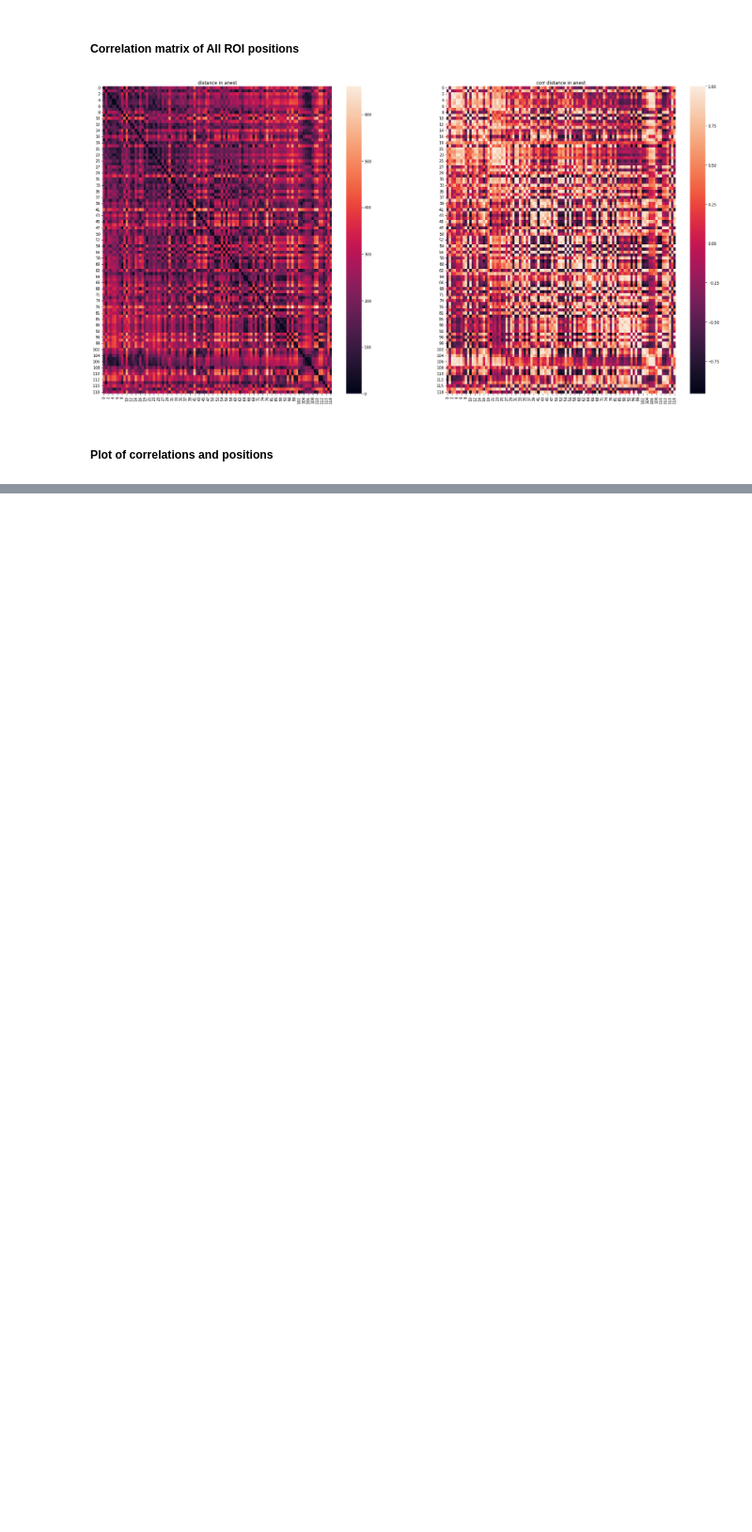
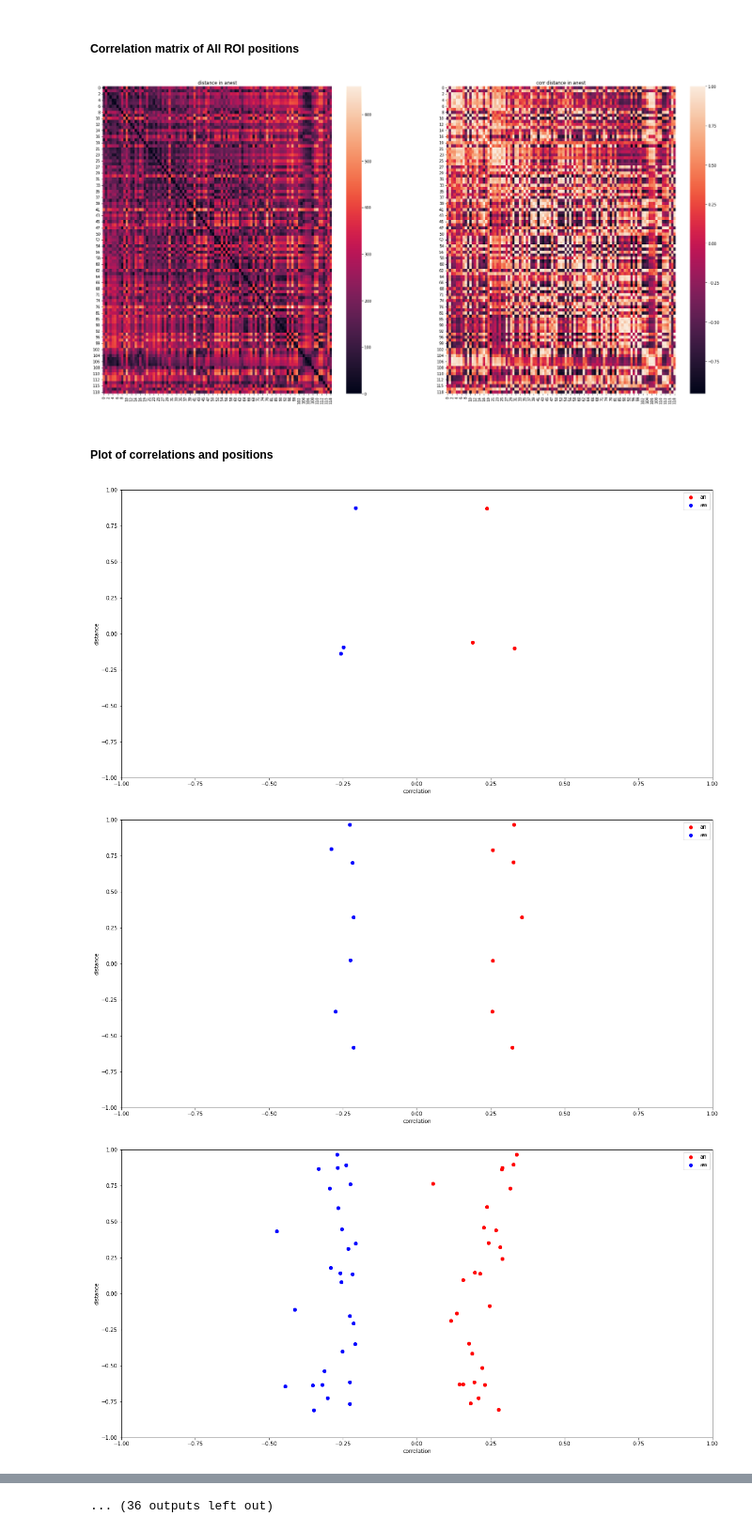
Before and after one commit to nedeljkovicmajaa/LMU_neuroscience, a Jupyter notebook: noise_correlation.ipynb, the cells around one changed output, grey strips where cells are left out. Shown at 94% size. Cells and saved outputs as stored; diff of their text form; code cells hidden in the pictures; blank space fills up the shorter version.

```diff
--- a/noise_correlation.ipynb
+++ b/noise_correlation.ipynb
@@ -412,30 +412,36 @@ for trial in range(1,len(index)):
                 df_corr_an_pos.loc[i, j] = np.sqrt((pos_sean[i, 0]-pos_sean[j,0])**2 + (pos_sean[i, 1]-pos_sean[j,1])**2)
                 df_corr_aw_pos.loc[i, j] = np.sqrt((pos_seaw[i, 0]-pos_seaw[j,0])**2 + (pos_seaw[i, 1]-pos_seaw[j,1])**2)
 
         df_corr_an_pos = pd.DataFrame(df_corr_an_pos, index=None).astype(float)
         df_corr_aw_pos = pd.DataFrame(df_corr_aw_pos, index=None).astype(float)
         df_corr_an_pos = df_corr_an_pos.corr().dropna(how='all', axis=1).dropna(how='all', axis=0)
         df_corr_aw_pos = df_corr_aw_pos.corr().dropna(how='all', axis=1).dropna(how='all', axis=0)
 
         #only look at the anticoorrelated ones in awake condition, and coresponding ones in anesthrized condition
         df_corr_aw[df_corr_aw > -0.2] = nan
         ll = df_corr_aw < -0.2
         df_corr_an = df_corr_an*ll
         df_corr_an[df_corr_an == 0] = nan
 
         #unstacking the data for plotting
         df_an_line = df_corr_an.unstack()
         df_aw_line = df_corr_aw.unstack()
         df_an_line_pos = df_corr_an_pos.unstack()
         df_aw_line_pos = df_corr_aw_pos.unstack()
 
         #plot the correlation distribution
         f, ax = plt.subplots(figsize=(20, 10))
         ax.set_xlim([-1, 1])
         ax.set_ylim([-1, 1])
         ax.set_xlabel('correlation')
         ax.set_ylabel('distance')
 
         ax.plot(df_an_line, df_an_line_pos, 'o', color='red', label='activity')
         ax.plot(df_aw_line, df_aw_line_pos, 'o', color='blue', label='awakening')
         ax.legend(['an', 'aw'])
+
+    break
+# %% [output]
+[figure, added]
+[figure, added]
+[figure, added]
@@ -441,0 +457 @@ for trial in range(1,len(index)):
+... (36 outputs left out)
```
Also changed, not shown: parts of 1 cell of this notebook, 1 other file.
